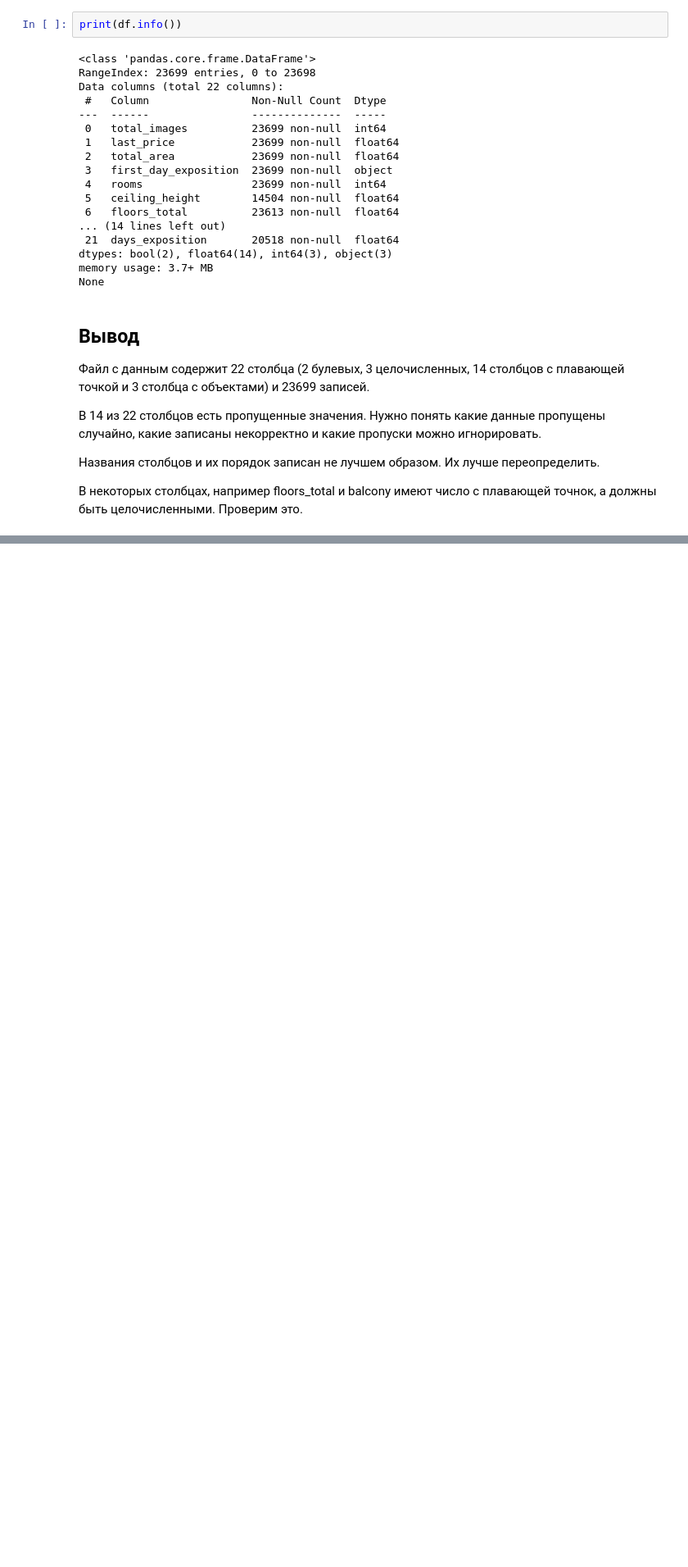
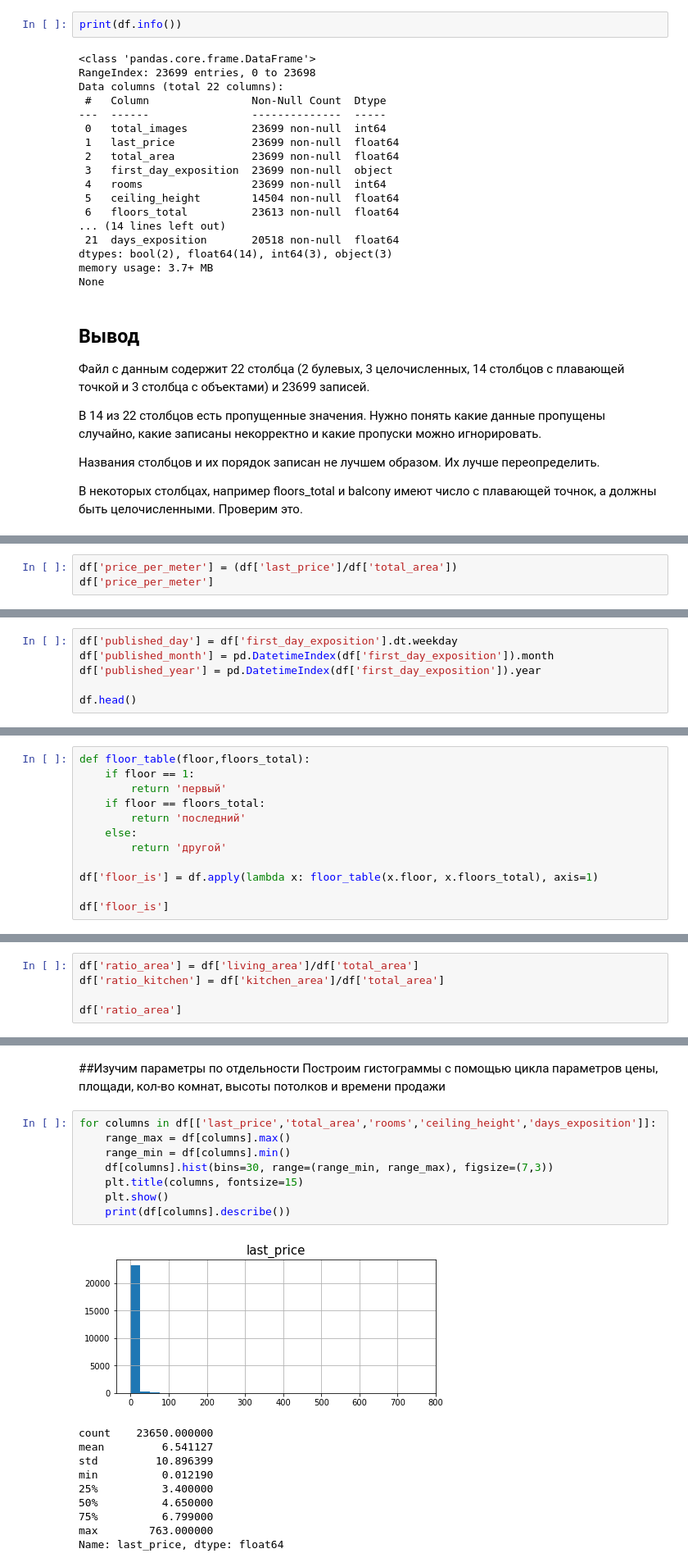
Before and after one commit to FrolovskiyKirill/Data-Science-Projects, a Jupyter notebook: Project_Two.ipynb, the cells around one changed output, grey strips where cells are left out. Shown at 82% size. Drawn from its saved outputs; the diff is of its cells as text; blank space fills up the shorter version.

```diff
--- a/Project_Two.ipynb
+++ b/Project_Two.ipynb
@@ -150,0 +296,3 @@ Name: studio, Length: 23699, dtype: bool
+# %%
+df['price_per_meter'] = (df['last_price']/df['total_area'])
+df['price_per_meter']
@@ -150,0 +314,6 @@ Name: studio, Length: 23699, dtype: bool
+# %%
+df['published_day'] = df['first_day_exposition'].dt.weekday
+df['published_month'] = pd.DatetimeIndex(df['first_day_exposition']).month
+df['published_year'] = pd.DatetimeIndex(df['first_day_exposition']).year
+
+df.head()
@@ -150,0 +331,12 @@ Name: studio, Length: 23699, dtype: bool
+# %%
+def floor_table(floor,floors_total):
+    if floor == 1:
+        return 'первый'
+    if floor == floors_total:
+        return 'последний'
+    else:
+        return 'другой'
+
+df['floor_is'] = df.apply(lambda x: floor_table(x.floor, x.floors_total), axis=1)
+
+df['floor_is']
@@ -150,0 +358,5 @@ Name: studio, Length: 23699, dtype: bool
+# %%
+df['ratio_area'] = df['living_area']/df['total_area']
+df['ratio_kitchen'] = df['kitchen_area']/df['total_area']
+
+df['ratio_area']
@@ -150,0 +395,23 @@ Name: studio, Length: 23699, dtype: bool
+# %% [markdown]
+##Изучим параметры по отдельности
+Построим гистограммы с помощью цикла параметров цены, площади,
+кол-во комнат, высоты потолков и времени продажи
+# %%
+for columns in df[['last_price','total_area','rooms','ceiling_height','days_exposition']]:
+    range_max = df[columns].max()
+    range_min = df[columns].min()
+    df[columns].hist(bins=30, range=(range_min, range_max), figsize=(7,3))
+    plt.title(columns, fontsize=15)
+    plt.show()
+    print(df[columns].describe())
+# %% [output]
+[figure, added]
+count    23650.000000
+mean         6.541127
+std         10.896399
+min          0.012190
+25%          3.400000
+50%          4.650000
+75%          6.799000
+max        763.000000
+Name: last_price, dtype: float64
```
Also changed, not shown: parts of 66 cells of this notebook.
